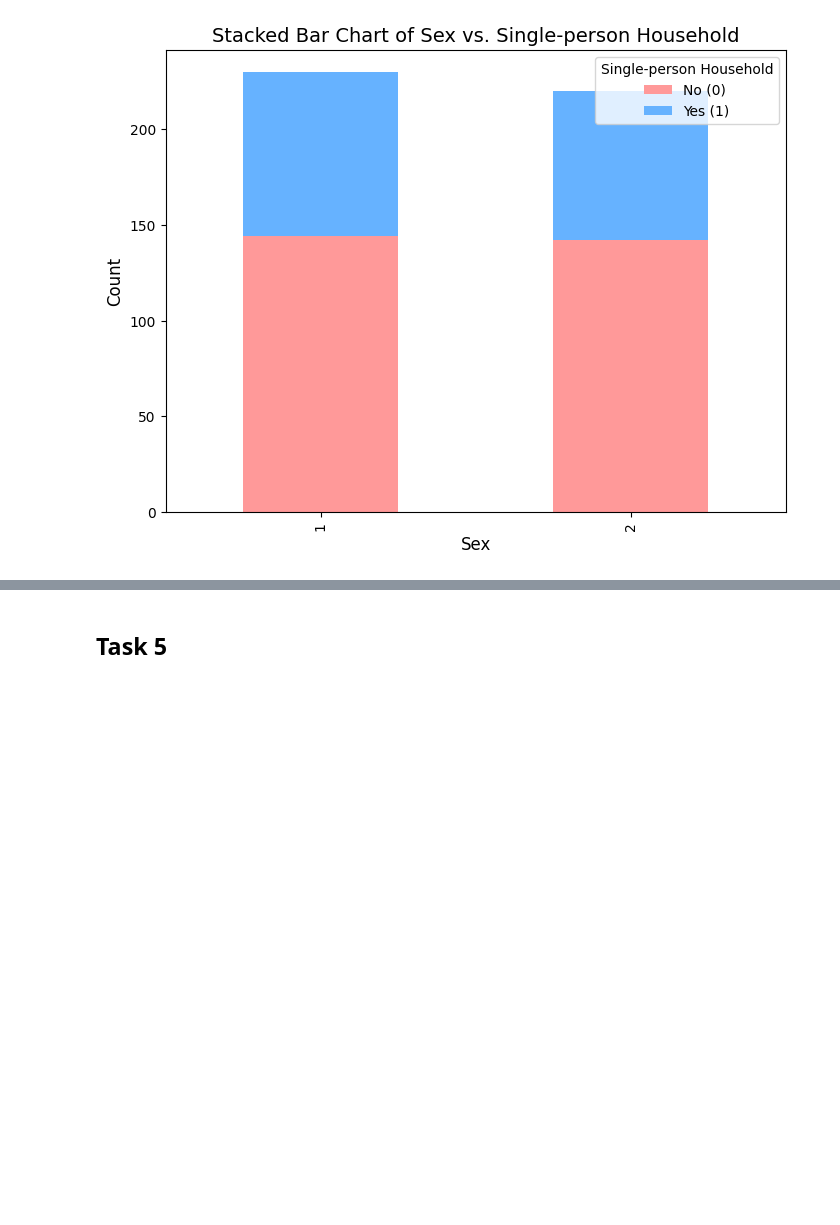
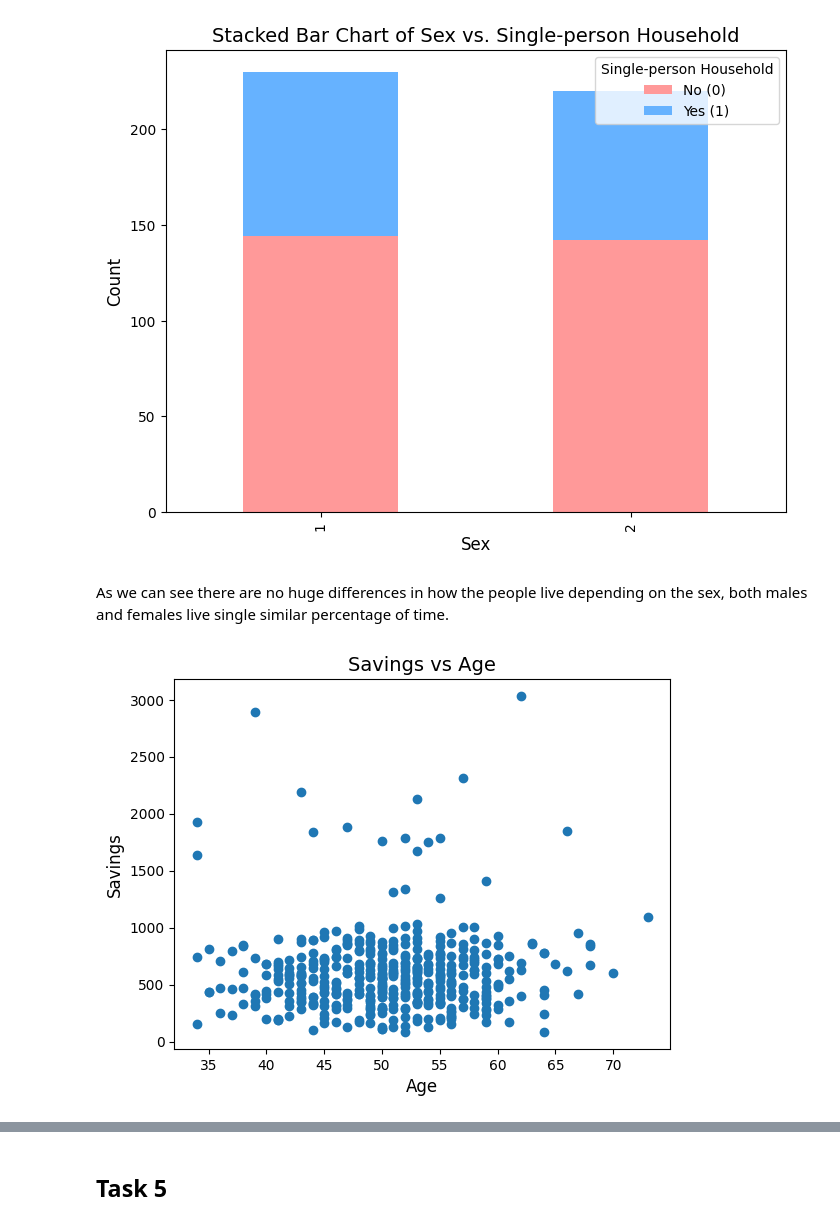
Before and after one commit to qwert1410/sml, a Jupyter notebook: script.ipynb, the cells around one changed output, grey strips where cells are left out. Saved outputs shown, nothing was run; the diff lists cells and outputs as text; code cells hidden in the pictures; blank space fills up the shorter version.

```diff
--- a/script.ipynb
+++ b/script.ipynb
@@ -225,3 +248,13 @@ plt.legend(title='Single-person Household', labels=['No (0)', 'Yes (1)'])
 plt.show()
 # %% [output]
 [figure]
+# %% [markdown]
+As we can see there are no huge differences in how the people live depending on the sex, both males and females live single similar percentage of time.
+# %%
+plt.scatter(data['age'], data['savings']);
+plt.title('Savings vs Age', fontsize=14)
+plt.xlabel('Age', fontsize=12)
+plt.ylabel('Savings', fontsize=12)
+plt.show()
+# %% [output]
+[figure, added]
```
Also changed, not shown: parts of 39 cells of this notebook.
